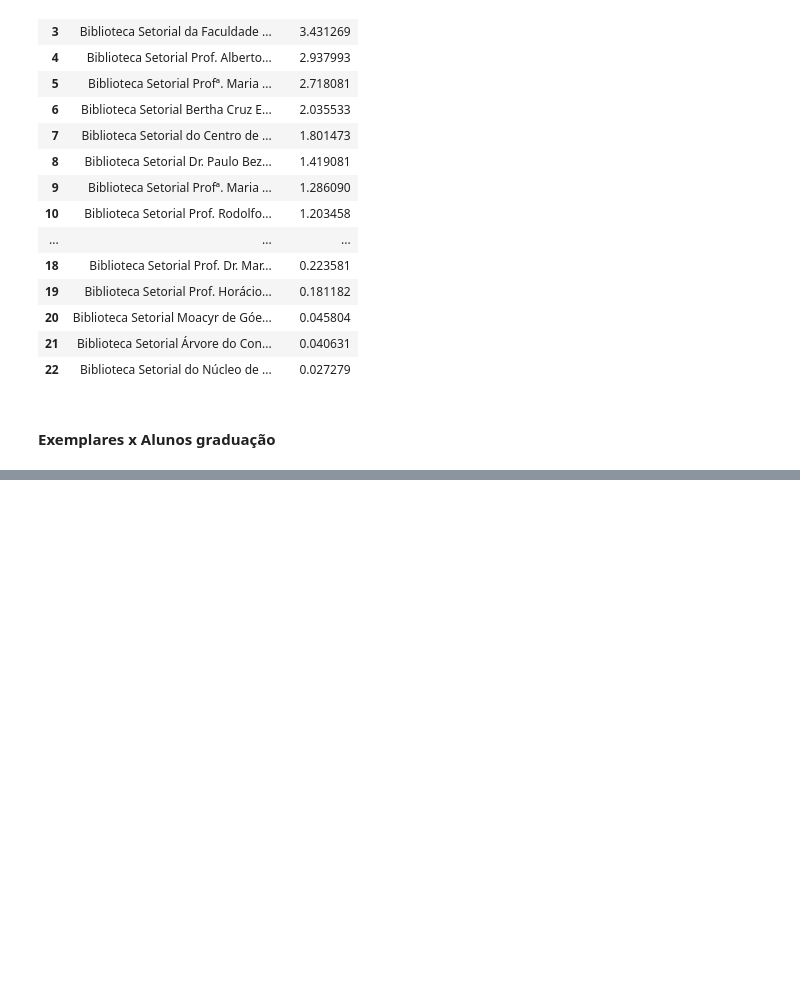
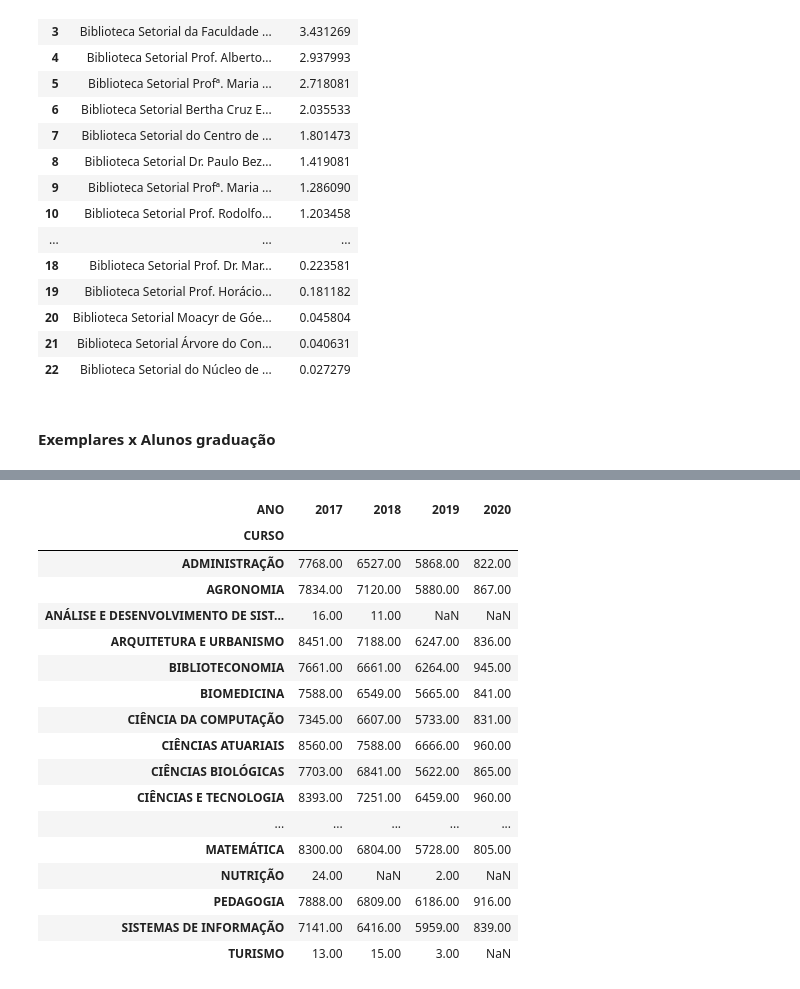
Before and after one commit to Mihvieira/Acervo_UFRN_7DaysofCode, a Jupyter notebook: Limpeza_e_análise (1).ipynb, the cells around one changed output, grey strips where cells are left out. Saved outputs shown, nothing was run; the diff lists cells and outputs as text; code cells hidden in the pictures; blank space fills up the shorter version.

```diff
--- a/Limpeza_e_análise (1).ipynb
+++ b/Limpeza_e_análise (1).ipynb
@@ -574,0 +657,3 @@ tipo2
+# %%
+df['curso'] = df['curso'].astype(str)
+df['matricula_ou_siape'] = df['matricula_ou_siape'].astype(str)
@@ -574,0 +738,8 @@ tipo2
+# %%
+df['ano'] = df.data_emprestimo.dt.year
+# %%
+maio_igual_2017 = df.query('ano >= 2017')
+# %%
+df2 = maio_igual_2017.iloc[:,[2,14]].value_counts().reset_index()
+df2.columns = ['CURSO', 'ANO', 'QUANTIDADE']
+df2.head()
@@ -574,0 +753,25 @@ tipo2
+# %%
+df2 = pd.DataFrame(df2)
+df2_pivot = df2.pivot_table(index = 'CURSO',
+        columns = 'ANO',
+        values = 'QUANTIDADE')
+df2_pivot
+# %% [output]
+| ANO | 2017 | 2018 | 2019 | 2020 |
+| CURSO |  |  |  |  |
+| ADMINISTRAÇÃO | 7768.00 | 6527.00 | 5868.00 | 822.00 |
+| AGRONOMIA | 7834.00 | 7120.00 | 5880.00 | 867.00 |
+| ANÁLISE E DESENVOLVIMENTO DE SIST... | 16.00 | 11.00 | NaN | NaN |
+| ARQUITETURA E URBANISMO | 8451.00 | 7188.00 | 6247.00 | 836.00 |
+| BIBLIOTECONOMIA | 7661.00 | 6661.00 | 6264.00 | 945.00 |
+| BIOMEDICINA | 7588.00 | 6549.00 | 5665.00 | 841.00 |
+| CIÊNCIA DA COMPUTAÇÃO | 7345.00 | 6607.00 | 5733.00 | 831.00 |
+| CIÊNCIAS ATUARIAIS | 8560.00 | 7588.00 | 6666.00 | 960.00 |
+| CIÊNCIAS BIOLÓGICAS | 7703.00 | 6841.00 | 5622.00 | 865.00 |
+| CIÊNCIAS E TECNOLOGIA | 8393.00 | 7251.00 | 6459.00 | 960.00 |
+| ... | ... | ... | ... | ... |
+| MATEMÁTICA | 8300.00 | 6804.00 | 5728.00 | 805.00 |
+| NUTRIÇÃO | 24.00 | NaN | 2.00 | NaN |
+| PEDAGOGIA | 7888.00 | 6809.00 | 6186.00 | 916.00 |
+| SISTEMAS DE INFORMAÇÃO | 7141.00 | 6416.00 | 5959.00 | 839.00 |
+| TURISMO | 13.00 | 15.00 | 3.00 | NaN |
```
Also changed, not shown: parts of 52 cells of this notebook.
